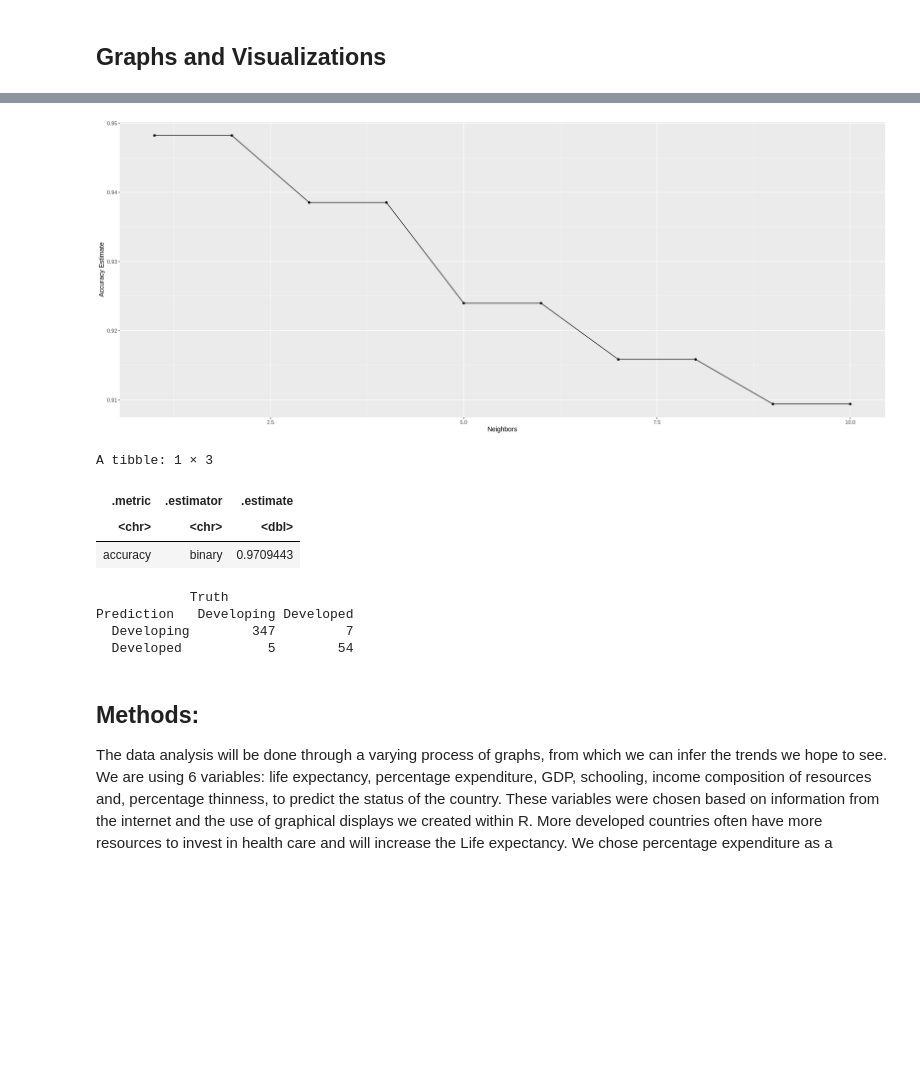
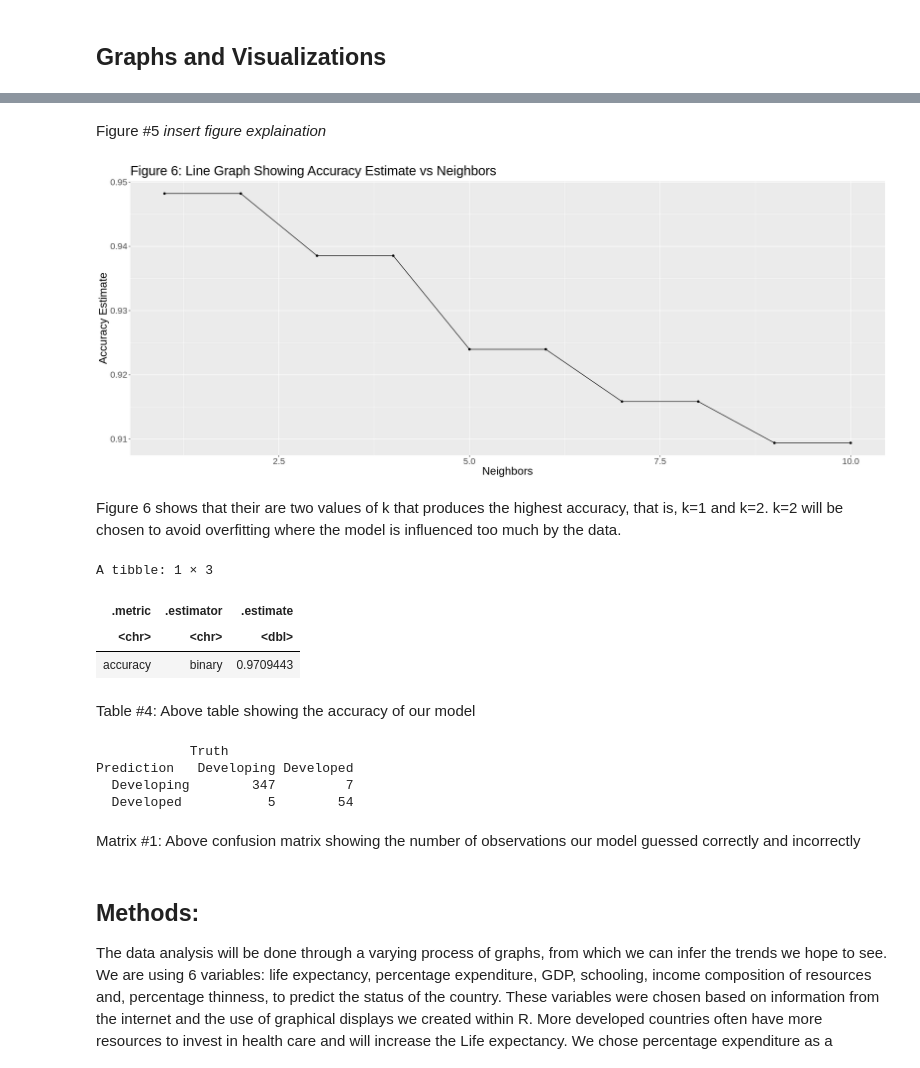
Before and after one commit to Ansh-Sharma2/DataSciProject1, a Jupyter notebook: GroupProjectFinal.ipynb, the cells around one changed output, grey strips where cells are left out. Saved outputs shown, nothing was run; the diff lists cells and outputs as text; code cells hidden in the pictures; blank space fills up the shorter version.

```diff
--- a/GroupProjectFinal.ipynb
+++ b/GroupProjectFinal.ipynb
@@ -174,68 +207,91 @@ GDP_vs_Life
+# %% [markdown]
+Figure #5 *insert figure explaination*
 # %%
-#finding best k value
+#5#
+#tuning the model
 knn_spec <- nearest_neighbor(weight_func = "rectangular", neighbors = tune()) |>
   set_engine("kknn") |>
   set_mode("classification")
 
+#performing cross validation; 10 folds are used to get a good estimate of the potential accuracy of our classifier
 life_vfold <- vfold_cv(life_expectancy_train, v = 10, strata = Status)
 
+#creating the recipe and scaling and centring the predictors
 life_recipe <- recipe(Status ~ GDP + Life.expectancy + Schooling + percentage.expenditure +
                                 Income.composition.of.resources + thinness.5.to.19.years,
                                 data = life_expectancy_train) |>
                                 step_scale(all_predictors()) |>
                                 step_center(all_predictors())
 
+#creating a table of k values; 10 values of k ranging from 1 to 10 was chosen because
+# 1. to increase performance
+# 2. for this particular dataset, as the number of neighbors increase, the accuracy decreases
 k_vals <- tibble(neighbors = seq(from = 1, to = 10))
 
+#fitting the model for each value of k
 knn_results <- workflow() |>
   add_recipe(life_recipe) |>
   add_model(knn_spec) |>
   tune_grid(resamples =life_vfold, grid = k_vals) |>
   collect_metrics()
 
+#6#
+#filtering the results table for accuracy values only
 accuracies <- knn_results |>
   filter(.metric == "accuracy")
 
+#plotting the graph of the neighbors and their resulting accuracies/mean
 accuracy_vs_k <- ggplot(accuracies, aes(x = neighbors, y = mean)) +
   geom_point() +
   geom_line() +
   labs(x = "Neighbors", y = "Accuracy Estimate") +
-  theme(text = element_text(size = 12))
-
+  ggtitle("Figure 6: Line Graph Showing Accuracy Estimate vs Neighbors")+
+  theme(text = element_text(size = 20))
 accuracy_vs_k
 # %% [output]
-[figure, old version]
+[figure, new version]
+# %% [markdown]
+Figure 6 shows that their are two values of k that produces the highest accuracy, that is, k=1 and k=2. k=2 will be chosen to avoid overfitting where the model is influenced too much by the data.
 # %%
-#using best k value to make the model
+#5#
+#creating the model with the best value of k
 knn_spec <- nearest_neighbor(weight_func = "rectangular", neighbors =2) |>
   set_engine("kknn") |>
   set_mode("classification")
 
+#fitting the model to the training dataset
 knn_fit <- workflow() |>
   add_recipe(life_recipe) |>
   add_model(knn_spec) |>
   fit(data = life_expectancy_train)
 
+#allowing the model to predict each observation's classes in the testing dataset
 life_test_predictions <- predict(knn_fit, life_expectancy_test) |>
   bind_cols(life_expectancy_test)
 
+#determining the accuracy of our model
 life_test_predictions |>
   metrics(truth = Status, estimate = .pred_class) |>
   filter(.metric == "accuracy")
-
-
-confusion <- life_test_predictions |>
-             conf_mat(truth = Status, estimate = .pred_class)
-confusion
 # %% [output]
 A tibble: 1 × 3
 | .metric | .estimator | .estimate |
 | <chr> | <chr> | <dbl> |
 | accuracy | binary | 0.9709443 |
-            Truth
-Prediction   Developing Developed
-  Developing        347         7
-  Developed           5        54
+# %% [markdown]
+Table #4: Above table showing the accuracy of our model
+# %%
+#generating the confusion matrix
+confusion <- life_test_predictions |>
+             conf_mat(truth = Status, estimate = .pred_class)
+confusion
+# %% [output]
+            Truth
+Prediction   Developing Developed
+  Developing        347         7
+  Developed           5        54
+# %% [markdown]
+Matrix #1: Above confusion matrix showing the number of observations our model guessed correctly and incorrectly
 # %% [markdown]
 ## Methods: ##
 
```
Also changed, not shown: parts of 20 cells of this notebook.
